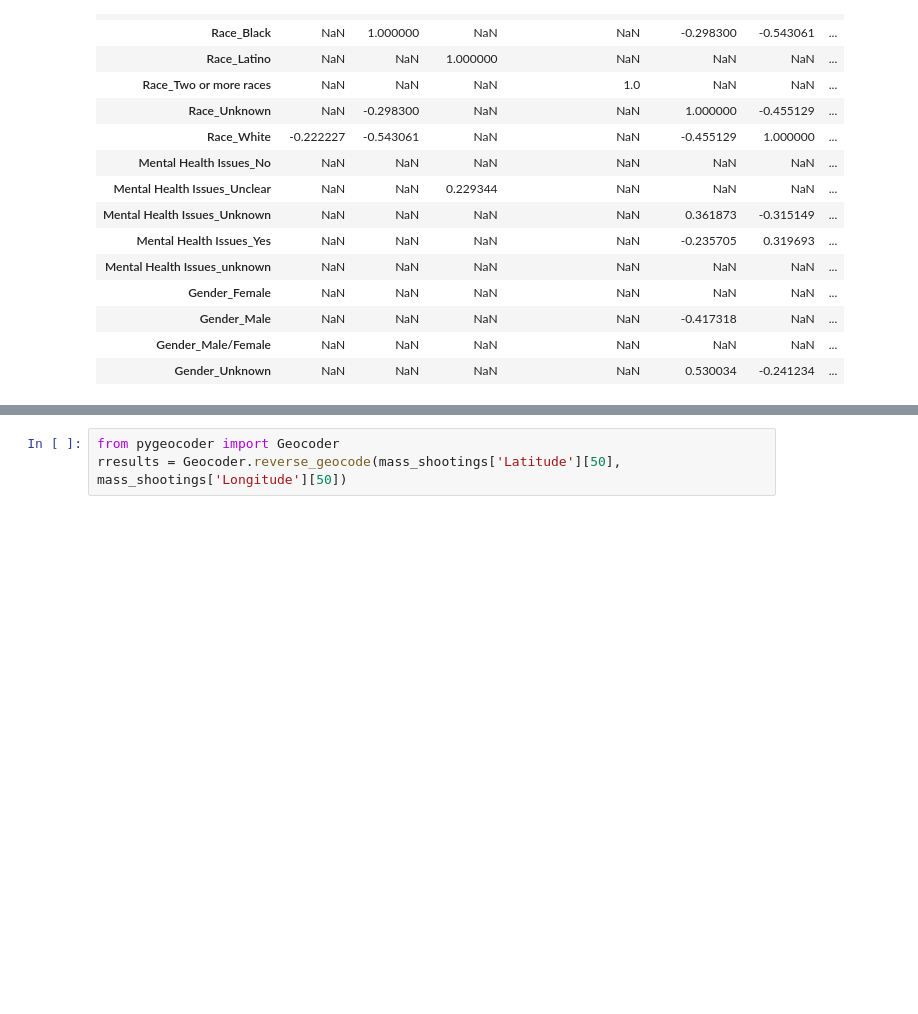
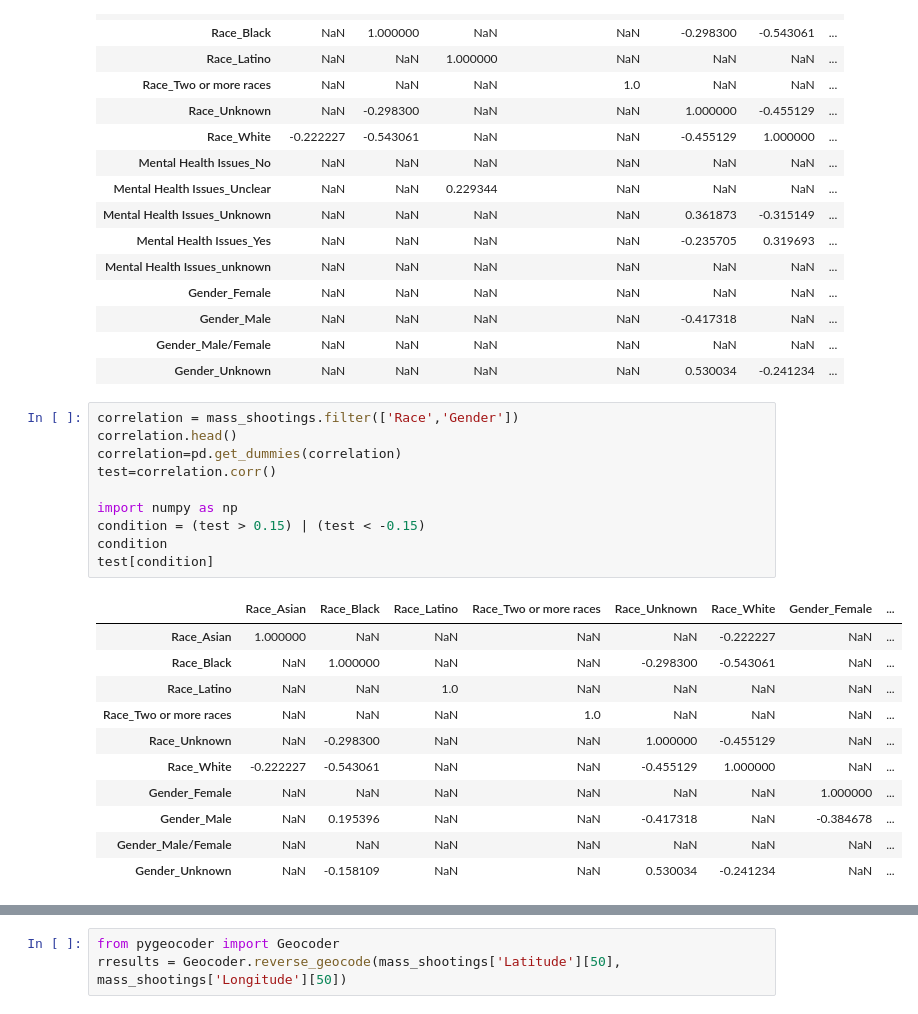
Before and after one commit to tejbir08/US-mass-shootings, a Jupyter notebook: US+gun+murders.ipynb, the cells around one changed output, grey strips where cells are left out. Cells and saved outputs as stored; diff of their text form; blank space fills up the shorter version.

Commit message:
Add files via upload
correlations revisited

```diff
--- a/US+gun+murders.ipynb
+++ b/US+gun+murders.ipynb
@@ -450,3 +450,25 @@ test[condition]
 | Gender_Male | NaN | NaN | NaN | NaN | -0.417318 | NaN | ... |
 | Gender_Male/Female | NaN | NaN | NaN | NaN | NaN | NaN | ... |
 | Gender_Unknown | NaN | NaN | NaN | NaN | 0.530034 | -0.241234 | ... |
+# %%
+correlation = mass_shootings.filter(['Race','Gender'])
+correlation.head()
+correlation=pd.get_dummies(correlation)
+test=correlation.corr()
+
+import numpy as np
+condition = (test > 0.15) | (test < -0.15)
+condition
+test[condition]
+# %% [output]
+|  | Race_Asian | Race_Black | Race_Latino | Race_Two or more races | Race_Unknown | Race_White | Gender_Female | ... |
+| Race_Asian | 1.000000 | NaN | NaN | NaN | NaN | -0.222227 | NaN | ... |
+| Race_Black | NaN | 1.000000 | NaN | NaN | -0.298300 | -0.543061 | NaN | ... |
+| Race_Latino | NaN | NaN | 1.0 | NaN | NaN | NaN | NaN | ... |
+| Race_Two or more races | NaN | NaN | NaN | 1.0 | NaN | NaN | NaN | ... |
+| Race_Unknown | NaN | -0.298300 | NaN | NaN | 1.000000 | -0.455129 | NaN | ... |
+| Race_White | -0.222227 | -0.543061 | NaN | NaN | -0.455129 | 1.000000 | NaN | ... |
+| Gender_Female | NaN | NaN | NaN | NaN | NaN | NaN | 1.000000 | ... |
+| Gender_Male | NaN | 0.195396 | NaN | NaN | -0.417318 | NaN | -0.384678 | ... |
+| Gender_Male/Female | NaN | NaN | NaN | NaN | NaN | NaN | NaN | ... |
+| Gender_Unknown | NaN | -0.158109 | NaN | NaN | 0.530034 | -0.241234 | NaN | ... |
```
Also changed, not shown: parts of 3 cells of this notebook.
